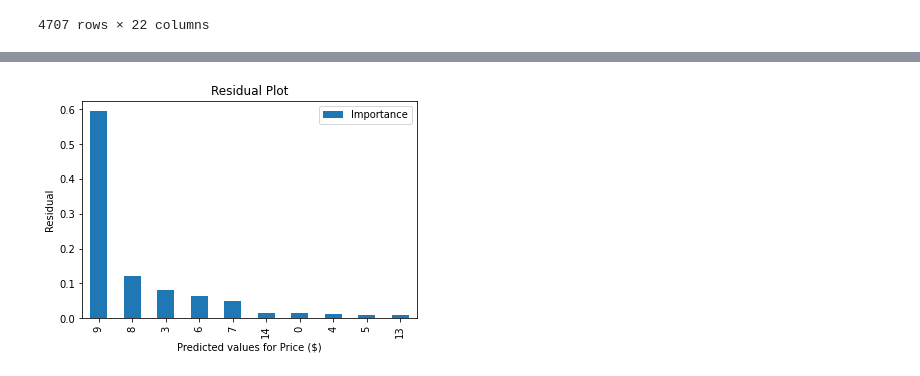
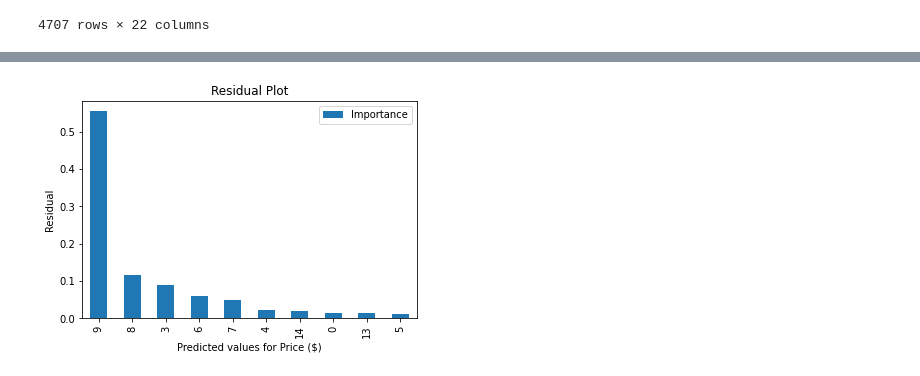
Before and after one commit to a93701011/aml-mlops, a Jupyter notebook: databricks/mlflow-airbnb-draft.ipynb, the cells around one changed output, grey strips where cells are left out. Cells and saved outputs as stored; diff of their text form; code cells hidden in the pictures.

```diff
--- a/databricks/mlflow-airbnb-draft.ipynb
+++ b/databricks/mlflow-airbnb-draft.ipynb
@@ -47,7 +63,7 @@ from azureml.core import Dataset
 # get the dataset with specified version
 dataset_name = 'airbnb_clean'
 dataset_version = 1
-dataset = Dataset.get_by_name(workspace=ws, name=dataset_name, version=dataset_version)
+dataset = Dataset.get_by_name(workspace=workspace, name=dataset_name, version=dataset_version)
 
 # store it into pandas DF
 df = dataset.to_pandas_dataframe()
@@ -67,5 +83,3 @@ df
 | 4705 | 6.0 | 3 | 26 | 37.708689 | -122.456545 | 1 | 1 | ... |
 | 4706 | 2.0 | 21 | 12 | 37.786076 | -122.404777 | 14 | 2 | ... |
 4707 rows × 22 columns
-# %%
-df = dfspark.toPandas()
@@ -78,0 +98,5 @@ X_train, X_test, y_train, y_test = train_test_split(df.drop(["price"], axis=1),
+# %%
+experimentPath = 'airbnb-sklearn'
+mlflow.set_experiment(experimentPath)
+exp = mlflow.get_experiment_by_name(name=experimentPath)
+exp
@@ -79,4 +112,7 @@ X_train, X_test, y_train, y_test = train_test_split(df.drop(["price"], axis=1),
 # %%
+from sklearn.model_selection import train_test_split
+X_train, X_test, y_train, y_test = train_test_split(df.drop(["price"], axis=1), df[["price"]].values.ravel(), random_state=42)
+
 def log_rf(experimentID, run_name, params, X_train, X_test, y_train, y_test):
   import os
   import matplotlib.pyplot as plt
@@ -97,18 +133,18 @@ def log_rf(experimentID, run_name, params, X_train, X_test, y_train, y_test):
     rf.fit(X_train, y_train)
     predictions = rf.predict(X_test)
 
-    conda_env = mlflow.pyfunc.get_default_conda_env()
-    conda_env['dependencies'].append({'pip': [
-    'joblib',
-    'scikit-learn==0.23.2',
-    'inference-schema[numpy-support]',
-    'mlflow'
-    #... some other dependencies
-    ]})
+    conda_env = mlflow.sklearn.get_default_conda_env()
+#     conda_env['dependencies'].append({'pip': [
+#     'joblib',
+#     'scikit-learn==0.23.2',
+#     'inference-schema[numpy-support]',
+#     'mlflow'
+#     #... some other dependencies
+#     ]})
 
     # Log model
     mlflow.sklearn.log_model(rf, "random-forest-model", conda_env=conda_env)
-    #mlflow.tensorflow.log_model
+
 
     # Log params
     mlflow.log_params(params)
@@ -119,7 +155,7 @@ def log_rf(experimentID, run_name, params, X_train, X_test, y_train, y_test):
     r2 = r2_score(y_test, predictions)
 
     # Log metrics
-    mlflow.log_metrics({"dataversion":dataversion,"mse": mse, "mae": mae, "r2": r2})
+    mlflow.log_metrics({"dataversion":dataset_version,"mse": mse, "mae": mae, "r2": r2})
 
     # Create feature importance
     importance = pd.DataFrame(list(zip(df.columns, rf.feature_importances_)),
@@ -164,14 +220,14 @@ def log_rf(experimentID, run_name, params, X_train, X_test, y_train, y_test):
 # %%
 import pandas as pd
 params = {
-  "n_estimators": 250,
-  "max_depth": 5,
+  "n_estimators": 350,
+  "max_depth": 6,
   "random_state": 42
 }
 
-run_id = log_rf(experimentID, "baseline Run", params, X_train, X_test, y_train, y_test)
+run_id = log_rf(experimentID, "2st Run", params, X_train, X_test, y_train, y_test)
 # %% [output]
-[figure, old version]
+[figure, new version]
 # %%
 # features Importances
 from sklearn.ensemble import RandomForestRegressor
```
Also changed, not shown: parts of 60 cells of this notebook, 10 other files.
